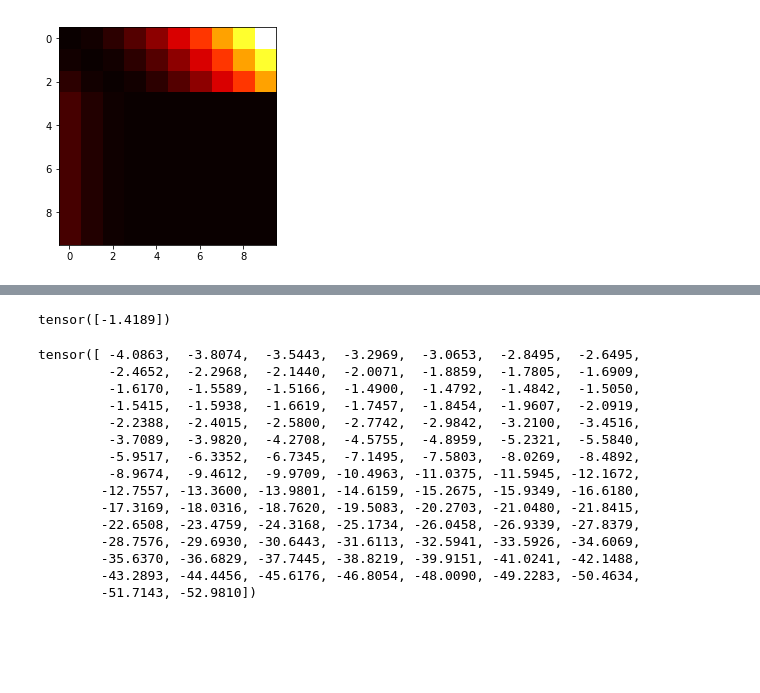
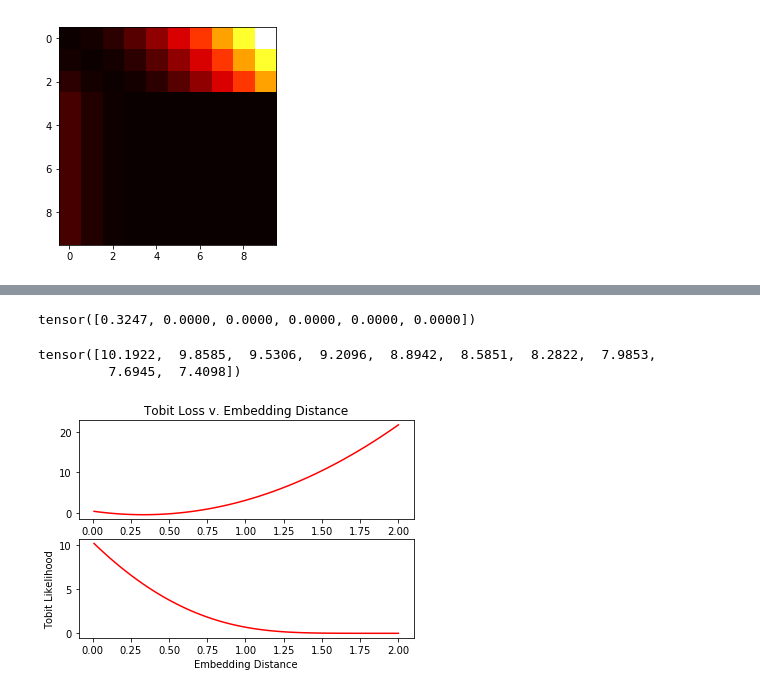
Before and after one commit to Holstrup/PlaceRecognition, a Jupyter notebook: notebooks/Tobit Plot.ipynb, the cells around one changed output, grey strips where cells are left out. Saved outputs shown, nothing was run; the diff lists cells and outputs as text; code cells hidden in the pictures; blank space fills up the shorter version.

```diff
--- a/notebooks/Tobit Plot.ipynb
+++ b/notebooks/Tobit Plot.ipynb
@@ -156,0 +192,2 @@ import torch
+# %%
+normal = torch.distributions.normal.Normal(torch.tensor([0.0]), torch.tensor([1.0]))
@@ -157,4 +196,17 @@ import torch
 # %%
-def log_tobit(y, y_hat, yL = 15, sigma=2):
+def log_tobit_torch(y, y_hat, yL = 15, sigma=1/4):
+    scaling = 1#/15
     indicator = int(y < yL)
-    return -(np.log(1/sigma) * m.log_prob((y-y_hat)/sigma))**indicator - np.log(norm.cdf((y_hat - yL)/sigma))**(1-indicator)
+    return -np.log(1/sigma) - normal.log_prob((y-y_hat)/sigma)*indicator - torch.log(normal.cdf((y_hat - yL)/sigma)) * (1-indicator)
+# %%
+def log_tobit_torch(y, y_hat, yL = 15, sigma=1/4):
+    scaling = 1 #/yL
+    indicator = int(y < yL)
+    if indicator == 1:
+        return (np.log(1/sigma) + normal.log_prob((scaling*y-y_hat)/sigma))
+    else:
+        return -torch.log(normal.cdf((y_hat - yL*scaling)/sigma))
+# %%
+y_hat = torch.linspace(0.01, 2, steps=100) # Embedding distance
+L_pos = log_tobit_torch(5, y_hat)
+L_neg = log_tobit_torch(40, y_hat)
@@ -160,0 +230,16 @@ def log_tobit(y, y_hat, yL = 15, sigma=2):
+# %%
+log_tobit_torch(y,D)
+# %% [output]
+tensor([0.3247, 0.0000, 0.0000, 0.0000, 0.0000, 0.0000])
+# %%
+fig, ax = plt.subplots(2, 1)
+ax[0].set_title('Tobit Loss v. Embedding Distance')
+ax[0].plot(y_hat,L_pos,'r-')
+ax[1].set_xlabel('Embedding Distance')
+ax[1].set_ylabel('Tobit Likelihood')
+ax[1].plot(y_hat, L_neg,'r-')
+print(L_neg[0:10])
+# %% [output]
+tensor([10.1922,  9.8585,  9.5306,  9.2096,  8.8942,  8.5851,  8.2822,  7.9853,
+         7.6945,  7.4098])
+[figure, added]
@@ -161,29 +253,3 @@ def log_tobit(y, y_hat, yL = 15, sigma=2):
 # %%
-m = torch.distributions.normal.Normal(torch.tensor([0.0]), torch.tensor([1.0]))
-m.log_prob(1)
+normal = torch.distributions.normal.Normal(torch.tensor([0.0]), torch.tensor([1.0]))
+log_tobit = - (math.log(1/sigma) + normal.log_prob((dist*scaling-D)/sigma)*lbl) - torch.log(normal.cdf((D - gpsmargin*scaling)/sigma)) * (1-lbl)
-# %% [output]
-tensor([-1.4189])
-# %%
-sigma = 5
-y = 10
-yL = 15
-y_hat = torch.linspace(1, 50, steps=100)# Embedding distance
-indicator = int(y < yL)
-#m.log_prob((y-y_hat)/sigma)
-#-(np.log(1/sigma) * m.log_prob((y-y_hat)/sigma))**indicator #- np.log(norm.cdf((y_hat - yL)/sigma))**(1-indicator)
-# %% [output]
-tensor([ -4.0863,  -3.8074,  -3.5443,  -3.2969,  -3.0653,  -2.8495,  -2.6495,
-         -2.4652,  -2.2968,  -2.1440,  -2.0071,  -1.8859,  -1.7805,  -1.6909,
-         -1.6170,  -1.5589,  -1.5166,  -1.4900,  -1.4792,  -1.4842,  -1.5050,
-         -1.5415,  -1.5938,  -1.6619,  -1.7457,  -1.8454,  -1.9607,  -2.0919,
-         -2.2388,  -2.4015,  -2.5800,  -2.7742,  -2.9842,  -3.2100,  -3.4516,
-         -3.7089,  -3.9820,  -4.2708,  -4.5755,  -4.8959,  -5.2321,  -5.5840,
-         -5.9517,  -6.3352,  -6.7345,  -7.1495,  -7.5803,  -8.0269,  -8.4892,
-         -8.9674,  -9.4612,  -9.9709, -10.4963, -11.0375, -11.5945, -12.1672,
-        -12.7557, -13.3600, -13.9801, -14.6159, -15.2675, -15.9349, -16.6180,
-        -17.3169, -18.0316, -18.7620, -19.5083, -20.2703, -21.0480, -21.8415,
-        -22.6508, -23.4759, -24.3168, -25.1734, -26.0458, -26.9339, -27.8379,
-        -28.7576, -29.6930, -30.6443, -31.6113, -32.5941, -33.5926, -34.6069,
-        -35.6370, -36.6829, -37.7445, -38.8219, -39.9151, -41.0241, -42.1488,
-        -43.2893, -44.4456, -45.6176, -46.8054, -48.0090, -49.2283, -50.4634,
-        -51.7143, -52.9810])
```
Also changed, not shown: parts of 30 cells of this notebook, 1 other file.
